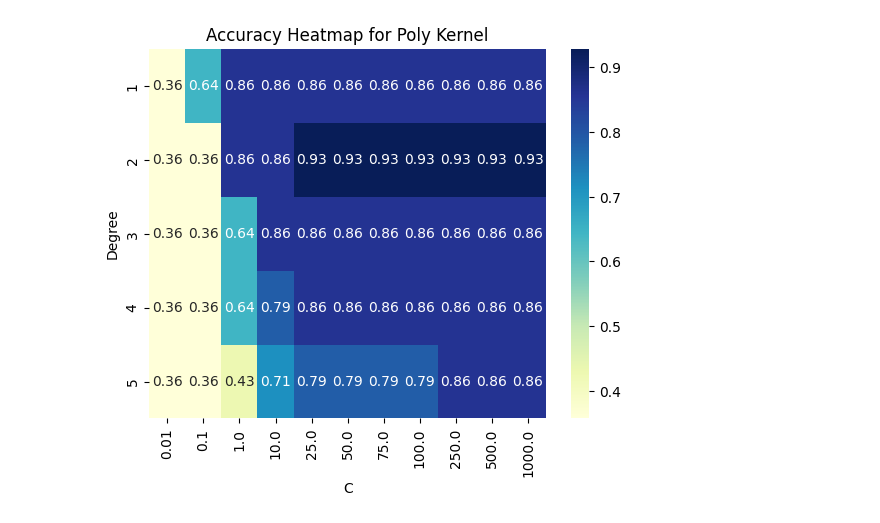
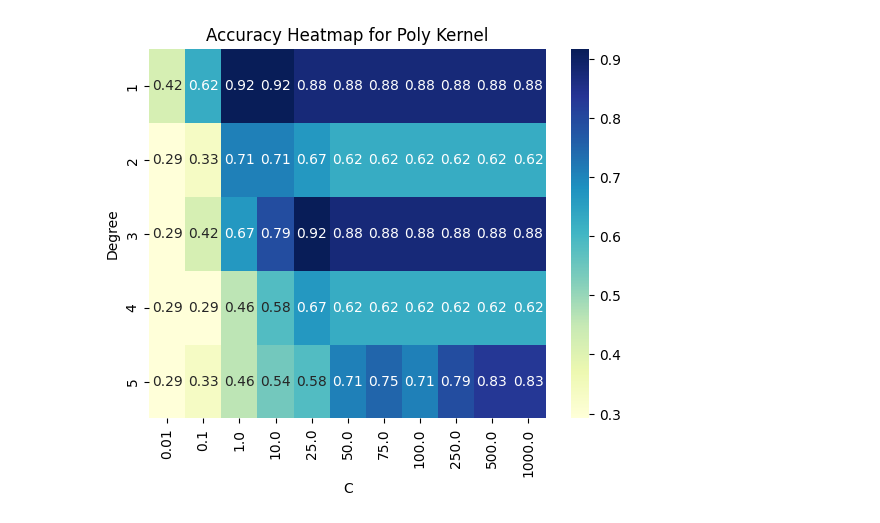
Before and after one commit to DurinMMII/coll400, a Jupyter notebook: sortedData/Support_Vector_Model.ipynb, the cells around one changed output. Saved outputs shown, nothing was run; the diff lists cells and outputs as text; code cells hidden in the pictures.

```diff
--- a/sortedData/Support_Vector_Model.ipynb
+++ b/sortedData/Support_Vector_Model.ipynb
@@ -2,34 +2,29 @@
 import seaborn as sns
 import pandas as pd
 import numpy as np
-from sklearn.model_selection import train_test_split
 from sklearn.preprocessing import StandardScaler
-from sklearn.metrics import accuracy_score, classification_report
+from sklearn.metrics import accuracy_score, classification_report, ConfusionMatrixDisplay
 from sklearn.svm import SVC
+import matplotlib.pyplot as plt
 from google.colab import files
-from sklearn.metrics import ConfusionMatrixDisplay
-import matplotlib.pyplot as plt
 
-
+# Upload files
 uploaded = files.upload()
 
-# Load the mobile data
+# Load the CSVs
 train = pd.read_csv('train.csv')
+val = pd.read_csv('validation.csv')
 test = pd.read_csv('test.csv')
 
-# Concatenate train and test data
-data = pd.concat([train, test], axis=0)
+# Separate features and labels
+X_train = train.drop(columns=['Label'])
+y_train = train['Label']
 
-# Separate features and target variable
-X = data.drop(columns=['Label'])
-y = data['Label']
+X_val = val.drop(columns=['Label'])
+y_val = val['Label']
 
-# First, split into training+validation and test sets
-X_temp, X_test, y_temp, y_test = train_test_split(X, y, test_size=0.2, random_state=123, stratify=y)
-
-# Then split the temp (80%) into training and validation
-X_train, X_val, y_train, y_val = train_test_split(X_temp, y_temp, test_size=0.25, random_state=123, stratify=y_temp)
-# 0.25 x 0.8 = 0.2 ⇒ 60% train, 20% val, 20% test
+X_test = test.drop(columns=['Label'])
+y_test = test['Label']
 
 # Scale the data
 scaler = StandardScaler()
@@ -41,55 +36,44 @@ X_test_scaled = scaler.transform(X_test)
 best_accuracy = 0
 best_params = {'degree': None, 'C': None}
 
-# Initialize a list to store scores
+# Store scores for heatmap
 scores = []
 
-# Iterate over degrees 1 through 4 and C values
-degree_range = range(1, 6) #changing degree range from (1, 5) to (1,6) makes no difference on accuracy score
-C_range = [0.01, 0.1, 1, 10, 25, 50, 75, 100, 250, 500, 1000] #change in C_range parameters does not affect accuracy score at all, still achieves 0.9333 accuracy
+degree_range = range(1, 6)
+C_range = [0.01, 0.1, 1, 10, 25, 50, 75, 100, 250, 500, 1000] #C parameter range doesn't change or affect accuracy score for test by much, if at all
 
 for degree in degree_range:
     for C in C_range:
-        # Initialize the SVC with polynomial kernel
-        # uses polynomial degrees (like parabolas, cubic curve) to draw decision boundary
         model = SVC(kernel='poly', degree=degree, C=C, random_state=123)
-
-        # Train the model on the scaled training data
         model.fit(X_train_scaled, y_train)
-
-        # Predict on the validation set and calculate accuracy
         y_val_pred = model.predict(X_val_scaled)
         accuracy = accuracy_score(y_val, y_val_pred)
 
+        print(f"Degree={degree}, C={C:.2f}, Validation Accuracy: {accuracy:.4f}")
 
-        print(f"Degree={degree}, C={C:.1f}, Test Accuracy: {accuracy:.4f}")
-
-        # Store the score
         scores.append([degree, C, accuracy])
 
-        # Update the best parameters if current model is better
         if accuracy > best_accuracy:
             best_accuracy = accuracy
             best_params['degree'] = degree
             best_params['C'] = C
 
-# Output the best results
+# Report best parameters
 print("\nBest parameters found:")
-print(f"Degree={degree}, C={C:.1f}, Validation Accuracy: {accuracy:.4f}")
+print(f"Degree={best_params['degree']}, C={best_params['C']:.2f}, Validation Accuracy: {best_accuracy:.4f}")
 
-# Retrain best model on full training set
+# Retrain final model on full training data
 final_model = SVC(kernel='poly', degree=best_params['degree'], C=best_params['C'], random_state=123)
 final_model.fit(X_train_scaled, y_train)
 
-# Test on held-out test set
+# Evaluate on test set
 y_test_pred = final_model.predict(X_test_scaled)
-print("\nFinal model on TEST set:")
+print("\nFinal model on Test set:")
 print(classification_report(y_test, y_test_pred))
 print(f"Test Accuracy: {accuracy_score(y_test, y_test_pred):.4f}")
 
-# After collecting scores show heatmap of results for this kernel
+# Heatmap visualization on best parameter combination for poly kernel
 results = pd.DataFrame(scores, columns=['Degree', 'C', 'Accuracy'])
-# Use pivot_table if using pandas version < 1.1.0
 heatmap_data = results.pivot_table(index='Degree', columns='C', values='Accuracy')
 sns.heatmap(heatmap_data, annot=True, cmap='YlGnBu')
 plt.title('Accuracy Heatmap for Poly Kernel')
@@ -116 +100 @@ Test Accuracy: 0.8571
-[figure, old version]
+[figure, new version]
```
Also changed, not shown: parts of 11 cells of this notebook.
